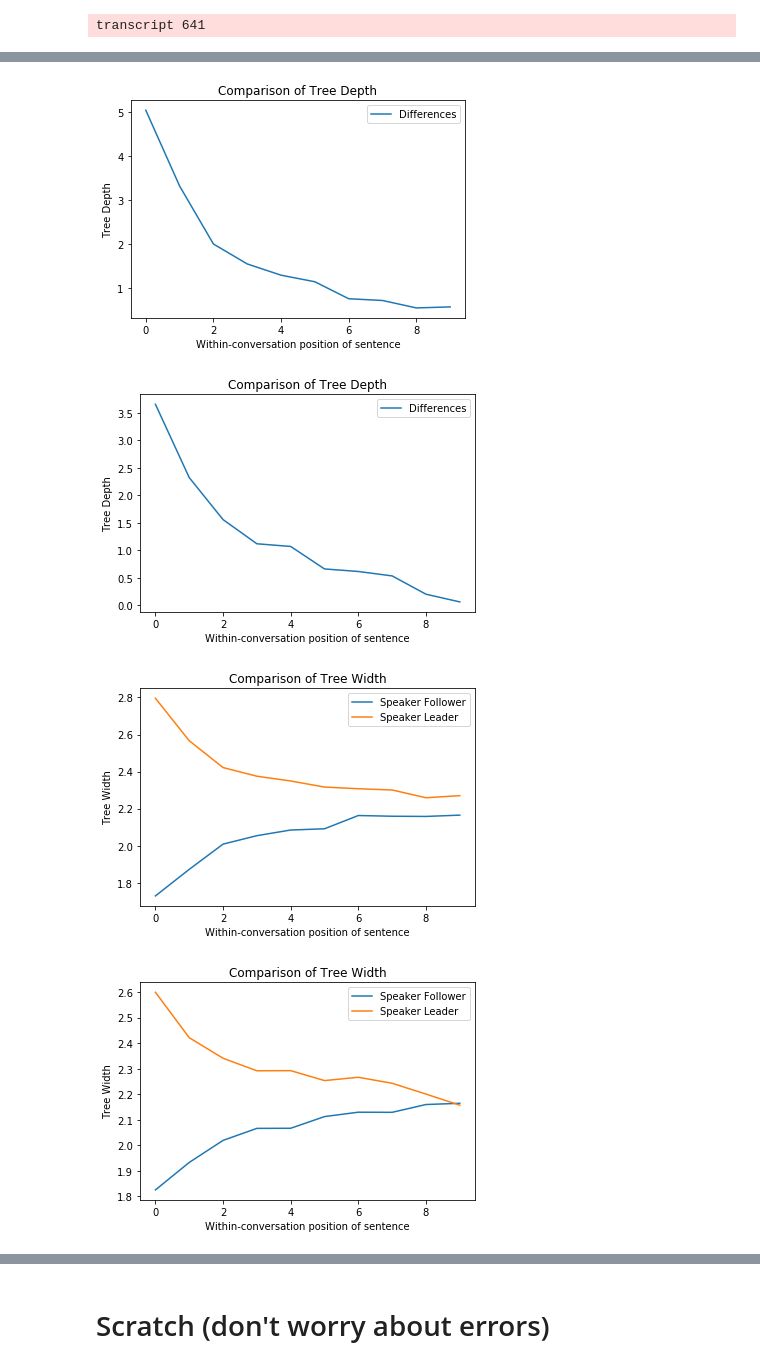
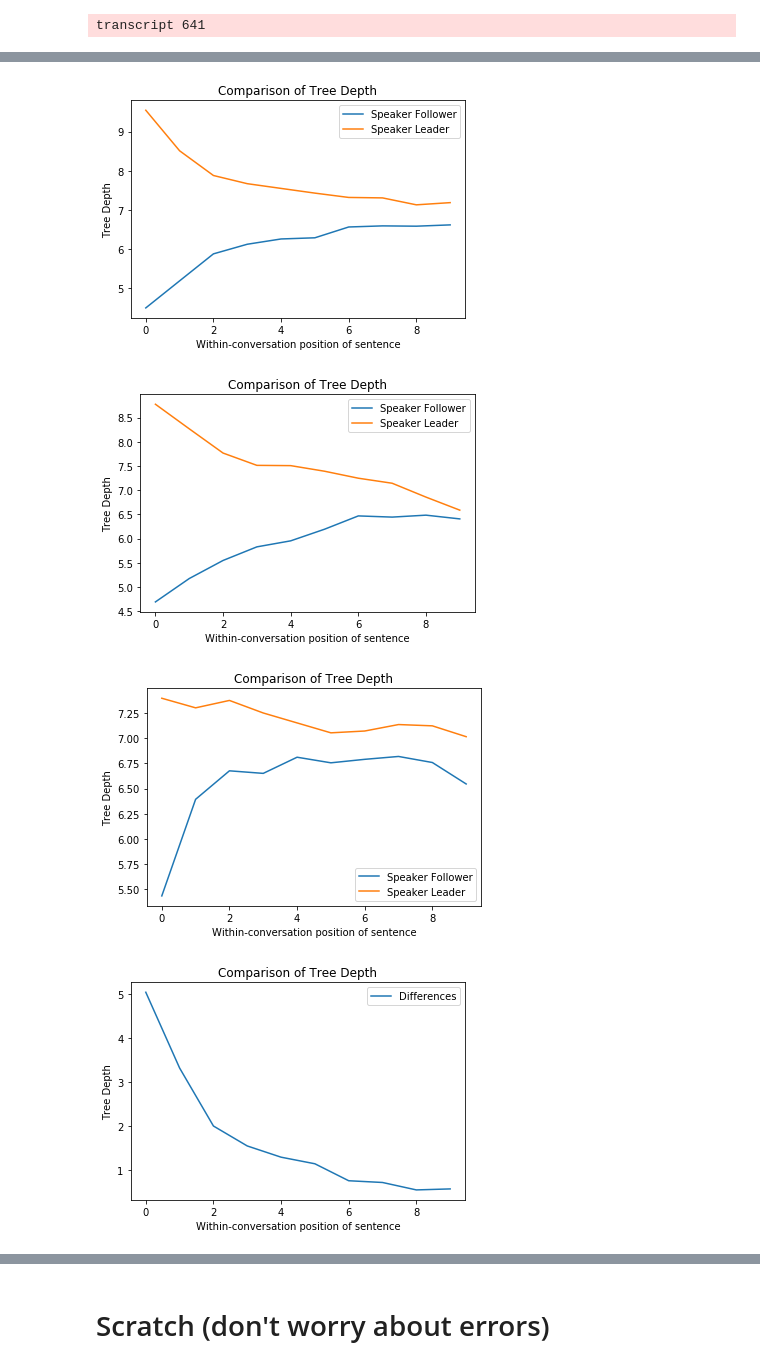
Before and after one commit to janoschhaber/CoSP, a Jupyter notebook: convergence/convergence.ipynb, the cells around one changed output, grey strips where cells are left out. Cells and saved outputs as stored; diff of their text form; code cells hidden in the pictures.

```diff
--- a/convergence/convergence.ipynb
+++ b/convergence/convergence.ipynb
@@ -683,3 +700,8 @@ model_topic_start_indexes = get_model_topic_indexes(transcripts_list, features,
 # %% [output]
 transcript 641
+# %%
+random_topic_length = 23
+random_topic_start_indexes = get_random_topic_indexes(transcripts_list, random_topic_length)
+# print(type(random_topic_start_indexes))
+# print(type(random_topic_start_indexes[0]))
 # %%
@@ -692,11 +721,13 @@ TextTiling: 7.43605870021 topics, Model: 7.40670859539 topics per transcript
 # %% [markdown]
 ## Analysis of topic shift points
 # %%
-overall_means_tt = collect_topic_data(tt_topic_start_indexes, transcripts_list, transcript_texts, save_flag=True)
+overall_means_tt = collect_topic_data(tt_topic_start_indexes, transcripts_list, transcript_texts, method='texttiling', save_flag=True)
 # %% [output]
 transcript 641
 83 transcripts returned no topics in TextTiling
 # %%
-overall_means_model = collect_topic_data(model_topic_start_indexes, transcripts_list, transcript_texts, texttiling=False, save_flag=True)
+overall_means_model = collect_topic_data(model_topic_start_indexes, transcripts_list, transcript_texts, method='model', save_flag=True)
 # %% [output]
 transcript 641
+# %%
+overall_means_random = collect_topic_data(random_topic_start_indexes, transcripts_list, transcript_texts, method='random', save_flag=True)
@@ -703,10 +844,13 @@ transcript 641
 # %%
 tt_overall_means = collect_overall_means(overall_means_tt)
 model_overall_means = collect_overall_means(overall_means_model)
+random_overall_means = collect_overall_means(overall_means_random)
 for measure in range(5):
     plot_speaker_data(tt_overall_means, measure)
     plot_speaker_data(model_overall_means, measure)
+    plot_speaker_data(random_overall_means, measure)
     plot_speaker_differences(tt_overall_means, measure)
     plot_speaker_differences(model_overall_means, measure)
+    plot_speaker_differences(random_overall_means, measure)
 # %% [output]
 [figure]
@@ -718,4 +862,4 @@ for measure in range(5):
-[figure, old version]
+[figure, new version]
-[figure, old version]
+[figure, new version]
-[figure, old version]
+[figure, new version]
-[figure, old version]
+[figure, new version]
```
Also changed, not shown: parts of 14 cells of this notebook, 2 other files.
